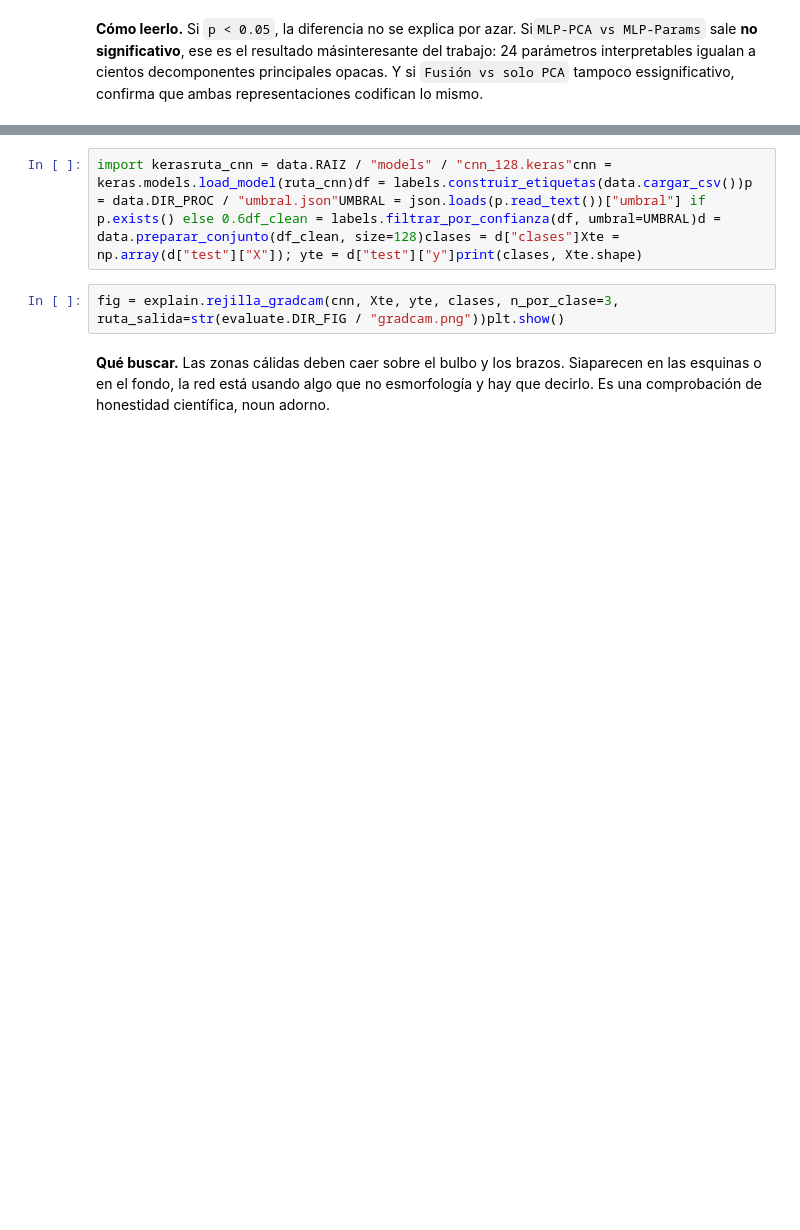
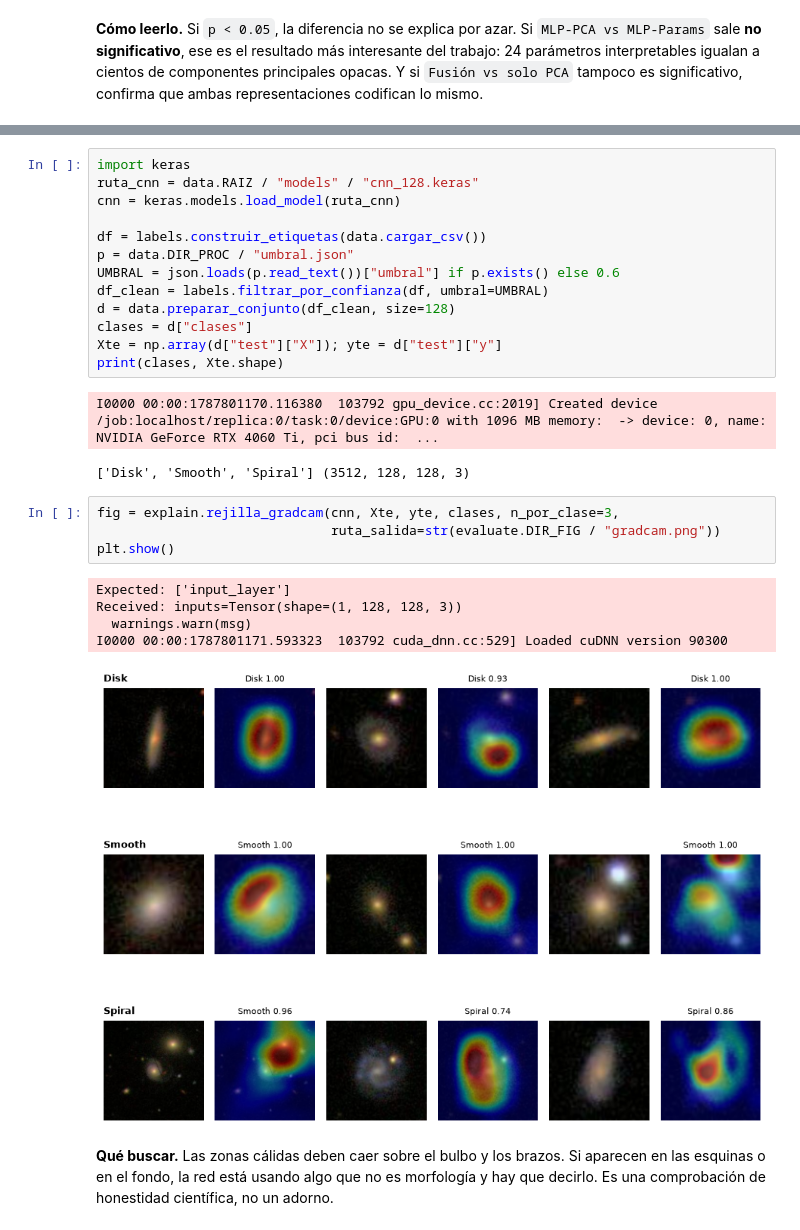
Before and after one commit to sacarrasquillah042/GalaxIA, a Jupyter notebook: notebooks/03_dia3_comparacion.ipynb, the cells around one changed output, grey strips where cells are left out. Cells and saved outputs as stored; diff of their text form; blank space fills up the shorter version.

```diff
--- a/notebooks/03_dia3_comparacion.ipynb
+++ b/notebooks/03_dia3_comparacion.ipynb
@@ -15,5 +100,27 @@ preds = {}for f in sorted(evaluate.DIR_REP.glob("pred_*.npz")):    z = np.load(f
 # %%
-import kerasruta_cnn = data.RAIZ / "models" / "cnn_128.keras"cnn = keras.models.load_model(ruta_cnn)df = labels.construir_etiquetas(data.cargar_csv())p = data.DIR_PROC / "umbral.json"UMBRAL = json.loads(p.read_text())["umbral"] if p.exists() else 0.6df_clean = labels.filtrar_por_confianza(df, umbral=UMBRAL)d = data.preparar_conjunto(df_clean, size=128)clases = d["clases"]Xte = np.array(d["test"]["X"]); yte = d["test"]["y"]print(clases, Xte.shape)
+import keras
+ruta_cnn = data.RAIZ / "models" / "cnn_128.keras"
+cnn = keras.models.load_model(ruta_cnn)
+
+df = labels.construir_etiquetas(data.cargar_csv())
+p = data.DIR_PROC / "umbral.json"
+UMBRAL = json.loads(p.read_text())["umbral"] if p.exists() else 0.6
+df_clean = labels.filtrar_por_confianza(df, umbral=UMBRAL)
+d = data.preparar_conjunto(df_clean, size=128)
+clases = d["clases"]
+Xte = np.array(d["test"]["X"]); yte = d["test"]["y"]
+print(clases, Xte.shape)
+# %% [output]
+I0000 00:00:1787801170.116380  103792 gpu_device.cc:2019] Created device /job:localhost/replica:0/task:0/device:GPU:0 with 1096 MB memory:  -> device: 0, name: NVIDIA GeForce RTX 4060 Ti, pci bus id:  ...
+['Disk', 'Smooth', 'Spiral'] (3512, 128, 128, 3)
 # %%
-fig = explain.rejilla_gradcam(cnn, Xte, yte, clases, n_por_clase=3,                              ruta_salida=str(evaluate.DIR_FIG / "gradcam.png"))plt.show()
+fig = explain.rejilla_gradcam(cnn, Xte, yte, clases, n_por_clase=3,
+                              ruta_salida=str(evaluate.DIR_FIG / "gradcam.png"))
+plt.show()
+# %% [output]
+Expected: ['input_layer']
+Received: inputs=Tensor(shape=(1, 128, 128, 3))
+  warnings.warn(msg)
+I0000 00:00:1787801171.593323  103792 cuda_dnn.cc:529] Loaded cuDNN version 90300
+[figure, added]
 # %% [markdown]
```
Also changed, not shown: parts of 6 cells of this notebook, 5 other files.
